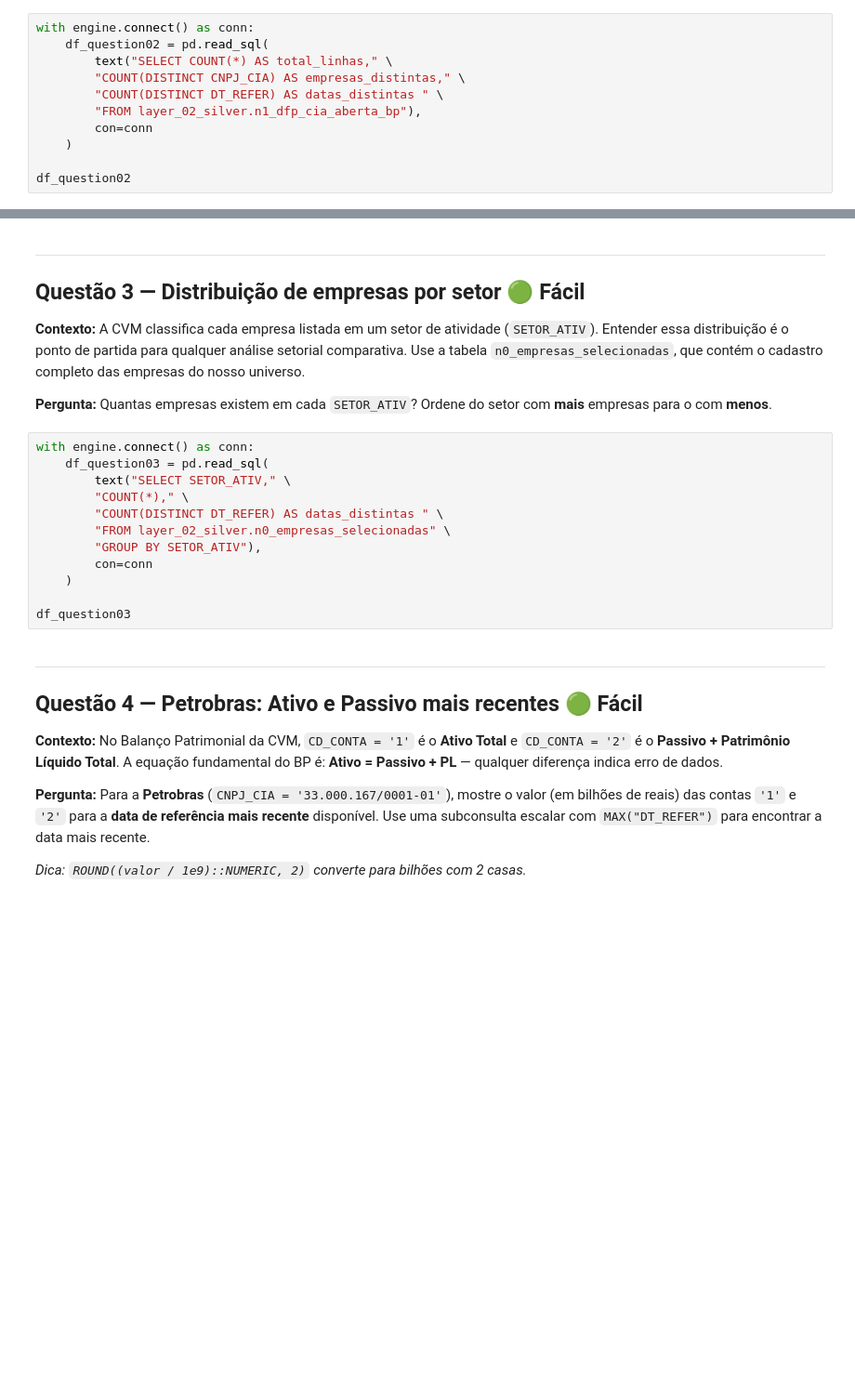
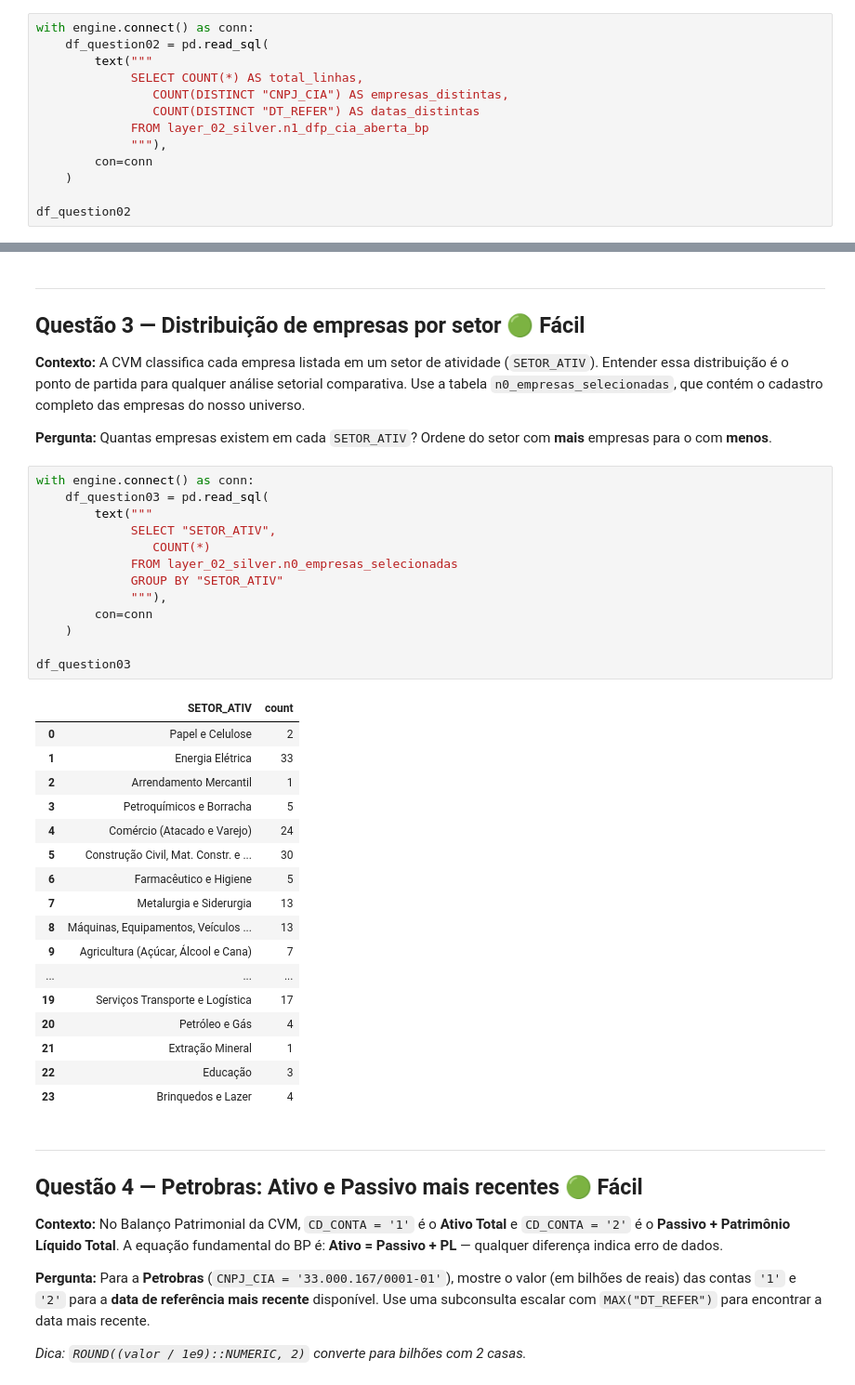
Before and after one commit to Guiermis/big_data_for_finance, a Jupyter notebook: excercicios/exercicios_sql_cvm.ipynb, the cells around one changed output, grey strips where cells are left out. Shown at 93% size. Saved outputs shown, nothing was run; the diff lists cells and outputs as text; blank space fills up the shorter version.

```diff
--- a/excercicios/exercicios_sql_cvm.ipynb
+++ b/excercicios/exercicios_sql_cvm.ipynb
@@ -73,10 +101,12 @@ df_question01
 # %%
 with engine.connect() as conn:
     df_question02 = pd.read_sql(
-        text("SELECT COUNT(*) AS total_linhas," \
-        "COUNT(DISTINCT CNPJ_CIA) AS empresas_distintas," \
-        "COUNT(DISTINCT DT_REFER) AS datas_distintas " \
-        "FROM layer_02_silver.n1_dfp_cia_aberta_bp"),
+        text("""
+             SELECT COUNT(*) AS total_linhas,
+                COUNT(DISTINCT "CNPJ_CIA") AS empresas_distintas,
+                COUNT(DISTINCT "DT_REFER") AS datas_distintas
+             FROM layer_02_silver.n1_dfp_cia_aberta_bp
+             """),
         con=conn
     )
 
@@ -90,15 +123,34 @@ df_question02
 # %%
 with engine.connect() as conn:
     df_question03 = pd.read_sql(
-        text("SELECT SETOR_ATIV," \
-        "COUNT(*)," \
-        "COUNT(DISTINCT DT_REFER) AS datas_distintas " \
-        "FROM layer_02_silver.n0_empresas_selecionadas" \
-        "GROUP BY SETOR_ATIV"),
+        text("""
+             SELECT "SETOR_ATIV",
+                COUNT(*)
+             FROM layer_02_silver.n0_empresas_selecionadas
+             GROUP BY "SETOR_ATIV"
+             """),
         con=conn
     )
 
 df_question03
+# %% [output]
+|  | SETOR_ATIV | count |
+| 0 | Papel e Celulose | 2 |
+| 1 | Energia Elétrica | 33 |
+| 2 | Arrendamento Mercantil | 1 |
+| 3 | Petroquímicos e Borracha | 5 |
+| 4 | Comércio (Atacado e Varejo) | 24 |
+| 5 | Construção Civil, Mat. Constr. e ... | 30 |
+| 6 | Farmacêutico e Higiene | 5 |
+| 7 | Metalurgia e Siderurgia | 13 |
+| 8 | Máquinas, Equipamentos, Veículos ... | 13 |
+| 9 | Agricultura (Açúcar, Álcool e Cana) | 7 |
+| ... | ... | ... |
+| 19 | Serviços Transporte e Logística | 17 |
+| 20 | Petróleo e Gás | 4 |
+| 21 | Extração Mineral | 1 |
+| 22 | Educação | 3 |
+| 23 | Brinquedos e Lazer | 4 |
 # %% [markdown]
 ---
 ## Questão 4 — Petrobras: Ativo e Passivo mais recentes 🟢 Fácil
```
Also changed, not shown: parts of 10 cells of this notebook.
